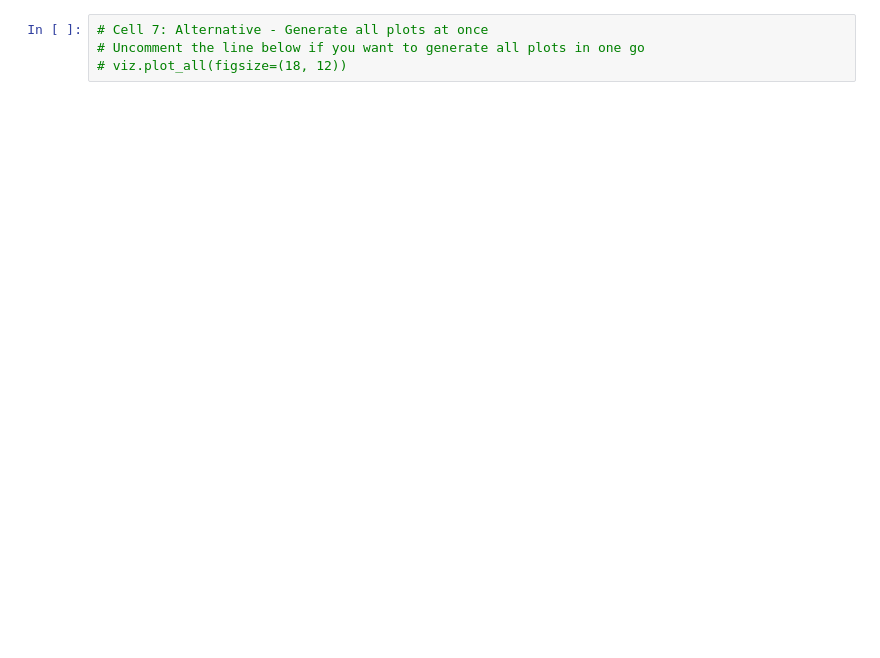
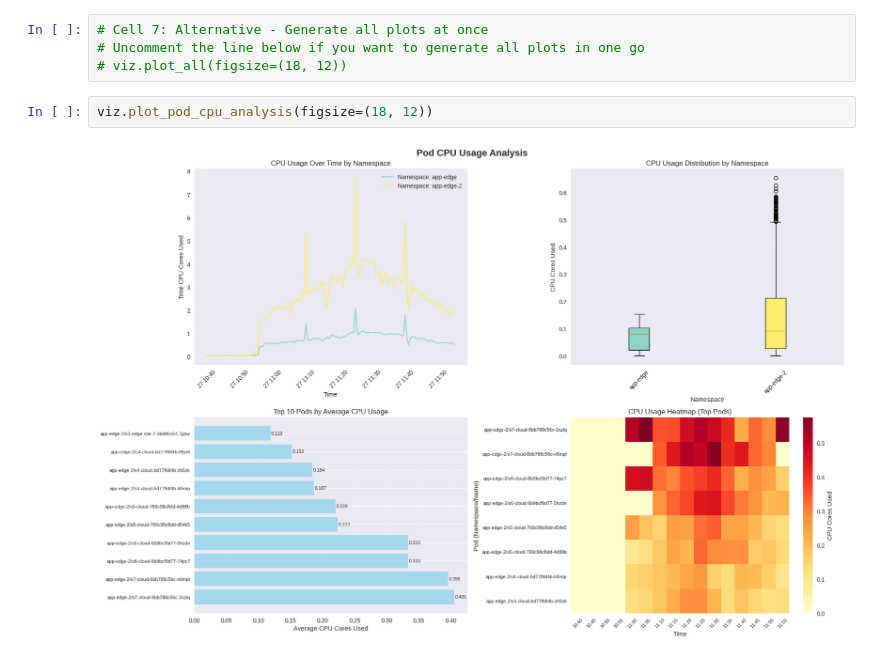
Before and after one commit to vaavg13/cloud-edge-continuum-rp, a Jupyter notebook: scripts/visulize.ipynb, the cells around one changed output. Saved outputs shown, nothing was run; the diff lists cells and outputs as text; blank space fills up the shorter version.

```diff
--- a/scripts/visulize.ipynb
+++ b/scripts/visulize.ipynb
@@ -84,3 +86,7 @@ INTER-ZONE CORRELATION ANALYSIS
 # Cell 7: Alternative - Generate all plots at once
 # Uncomment the line below if you want to generate all plots in one go
 # viz.plot_all(figsize=(18, 12))
+# %%
+viz.plot_pod_cpu_analysis(figsize=(18, 12))
+# %% [output]
+[figure, added]
```
Also changed, not shown: parts of 10 cells of this notebook, 3 other files.
